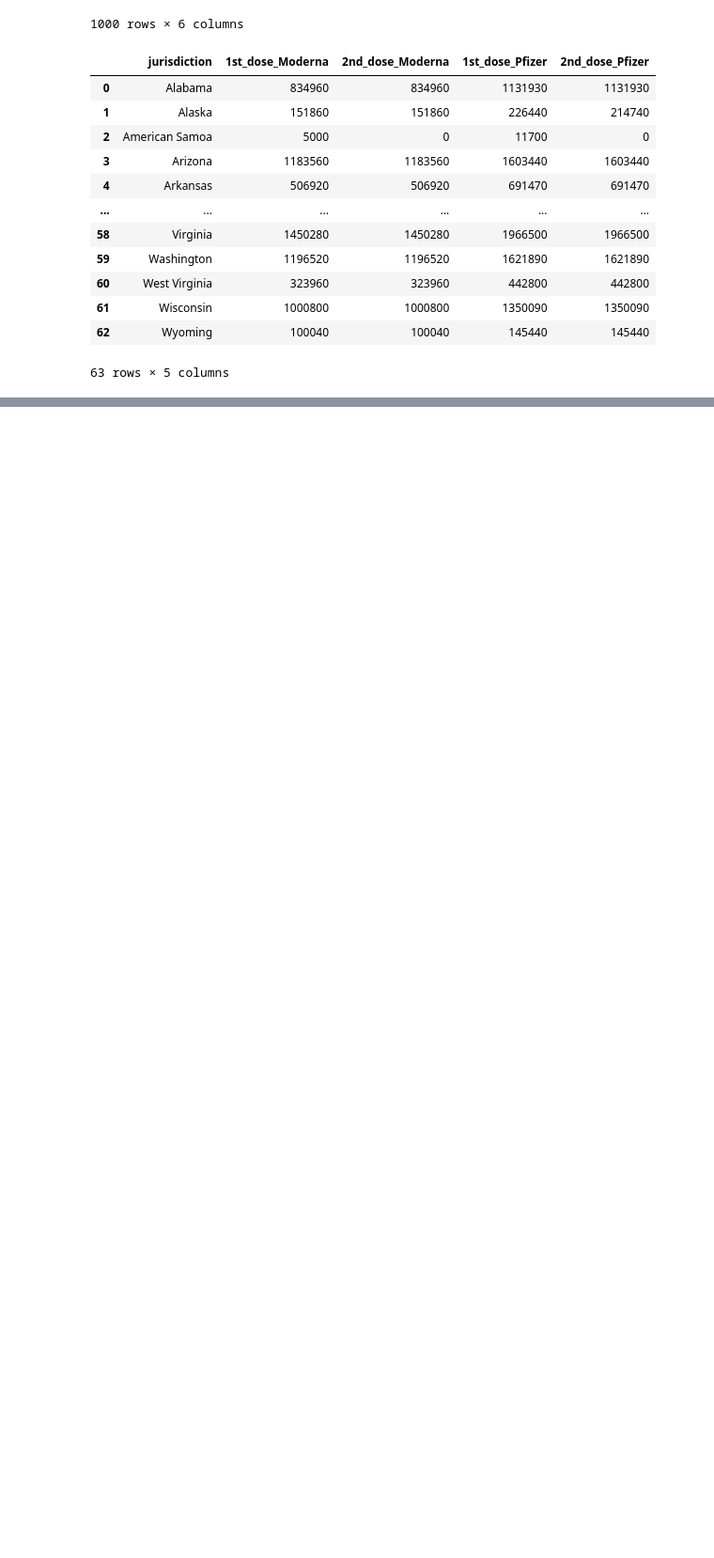
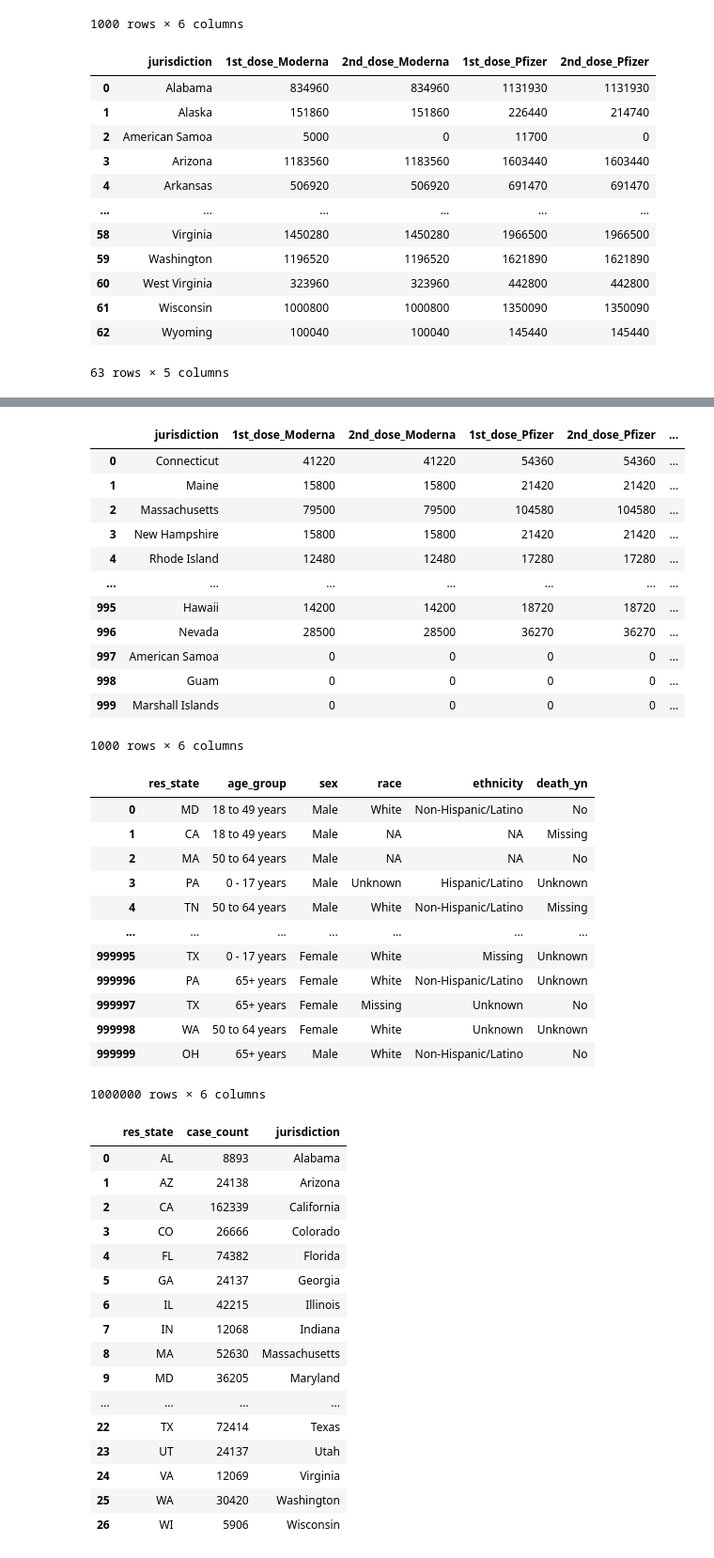
Before and after one commit to crebello711/Project_2, a Jupyter notebook: Joint_Notebook.ipynb, the cells around one changed output, grey strips where cells are left out. Shown: that part at 94% size. Saved outputs shown, nothing was run; the diff lists cells and outputs as text; code cells hidden in the pictures; blank space fills up the shorter version.

Commit message:
add connected database update

```diff
--- a/Joint_Notebook.ipynb
+++ b/Joint_Notebook.ipynb
@@ -271,3 +287,55 @@ cases_and_vaccinations_df.to_excel('Output_Files/Cases_vs_Vaccinations_df.xlsx',
 | 24 | VA | 12069 | Virginia | 1450280 | 1450280 | 1966500 | ... |
 | 25 | WA | 30420 | Washington | 1196520 | 1196520 | 1621890 | ... |
 | 26 | WI | 5906 | Wisconsin | 1000800 | 1000800 | 1350090 | ... |
+# %%
+#Final Cleaned Tables to load into database
+display(vaccines_merge_df)
+
+response_df = response_df[["res_state","age_group","sex","race","ethnicity","death_yn"]]
+display(response_df)
+
+display(cases_df)
+# %% [output]
+|  | jurisdiction | 1st_dose_Moderna | 2nd_dose_Moderna | 1st_dose_Pfizer | 2nd_dose_Pfizer | ... |
+| 0 | Connecticut | 41220 | 41220 | 54360 | 54360 | ... |
+| 1 | Maine | 15800 | 15800 | 21420 | 21420 | ... |
+| 2 | Massachusetts | 79500 | 79500 | 104580 | 104580 | ... |
+| 3 | New Hampshire | 15800 | 15800 | 21420 | 21420 | ... |
+| 4 | Rhode Island | 12480 | 12480 | 17280 | 17280 | ... |
+| ... | ... | ... | ... | ... | ... | ... |
+| 995 | Hawaii | 14200 | 14200 | 18720 | 18720 | ... |
+| 996 | Nevada | 28500 | 28500 | 36270 | 36270 | ... |
+| 997 | American Samoa | 0 | 0 | 0 | 0 | ... |
+| 998 | Guam | 0 | 0 | 0 | 0 | ... |
+| 999 | Marshall Islands | 0 | 0 | 0 | 0 | ... |
+1000 rows × 6 columns
+|  | res_state | age_group | sex | race | ethnicity | death_yn |
+| 0 | MD | 18 to 49 years | Male | White | Non-Hispanic/Latino | No |
+| 1 | CA | 18 to 49 years | Male | NA | NA | Missing |
+| 2 | MA | 50 to 64 years | Male | NA | NA | No |
+| 3 | PA | 0 - 17 years | Male | Unknown | Hispanic/Latino | Unknown |
+| 4 | TN | 50 to 64 years | Male | White | Non-Hispanic/Latino | Missing |
+| ... | ... | ... | ... | ... | ... | ... |
+| 999995 | TX | 0 - 17 years | Female | White | Missing | Unknown |
+| 999996 | PA | 65+ years | Female | White | Non-Hispanic/Latino | Unknown |
+| 999997 | TX | 65+ years | Female | Missing | Unknown | No |
+| 999998 | WA | 50 to 64 years | Female | White | Unknown | Unknown |
+| 999999 | OH | 65+ years | Male | White | Non-Hispanic/Latino | No |
+1000000 rows × 6 columns
+|  | res_state | case_count | jurisdiction |
+| 0 | AL | 8893 | Alabama |
+| 1 | AZ | 24138 | Arizona |
+| 2 | CA | 162339 | California |
+| 3 | CO | 26666 | Colorado |
+| 4 | FL | 74382 | Florida |
+| 5 | GA | 24137 | Georgia |
+| 6 | IL | 42215 | Illinois |
+| 7 | IN | 12068 | Indiana |
+| 8 | MA | 52630 | Massachusetts |
+| 9 | MD | 36205 | Maryland |
+| ... | ... | ... | ... |
+| 22 | TX | 72414 | Texas |
+| 23 | UT | 24137 | Utah |
+| 24 | VA | 12069 | Virginia |
+| 25 | WA | 30420 | Washington |
+| 26 | WI | 5906 | Wisconsin |
```
Also changed, not shown: parts of 9 cells of this notebook, 4 other files.
